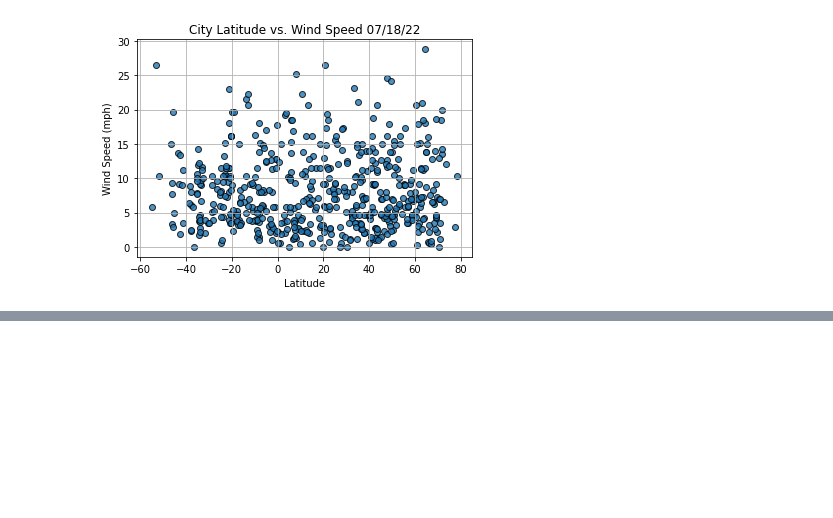
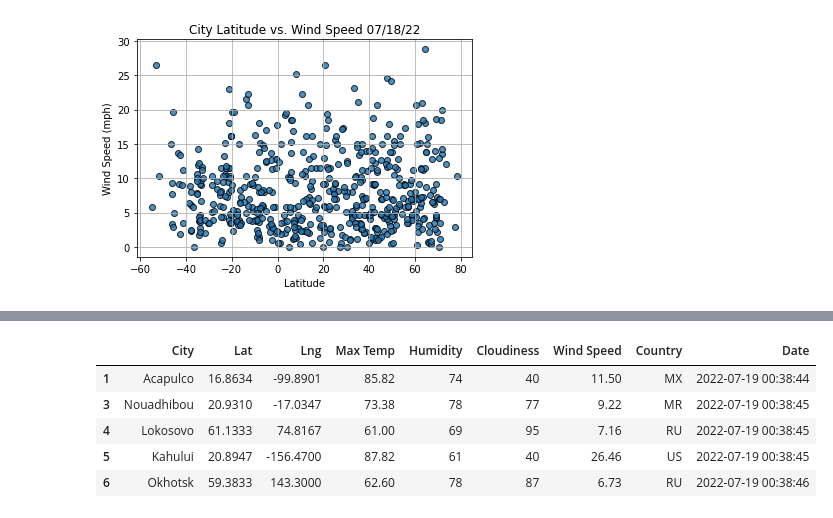
Before and after one commit to mleiser/World_Weather_Analysis, a Jupyter notebook: WeatherPy.ipynb, the cells around one changed output, grey strips where cells are left out. Saved outputs shown, nothing was run; the diff lists cells and outputs as text; code cells hidden in the pictures; blank space fills up the shorter version.

```diff
--- a/WeatherPy.ipynb
+++ b/WeatherPy.ipynb
@@ -276,0 +306,9 @@ def plot_linear_regression(x_values, y_values, title, y_label, text_coordinates)
+# %%
+city_data_df.loc[(city_data_df["Lat"] >= 0)].head()
+# %% [output]
+|  | City | Lat | Lng | Max Temp | Humidity | Cloudiness | Wind Speed | Country | Date |
+| 1 | Acapulco | 16.8634 | -99.8901 | 85.82 | 74 | 40 | 11.50 | MX | 2022-07-19 00:38:44 |
+| 3 | Nouadhibou | 20.9310 | -17.0347 | 73.38 | 78 | 77 | 9.22 | MR | 2022-07-19 00:38:45 |
+| 4 | Lokosovo | 61.1333 | 74.8167 | 61.00 | 69 | 95 | 7.16 | RU | 2022-07-19 00:38:45 |
+| 5 | Kahului | 20.8947 | -156.4700 | 87.82 | 61 | 40 | 26.46 | US | 2022-07-19 00:38:45 |
+| 6 | Okhotsk | 59.3833 | 143.3000 | 62.60 | 78 | 87 | 6.73 | RU | 2022-07-19 00:38:46 |
```
Also changed, not shown: parts of 6 cells of this notebook.
